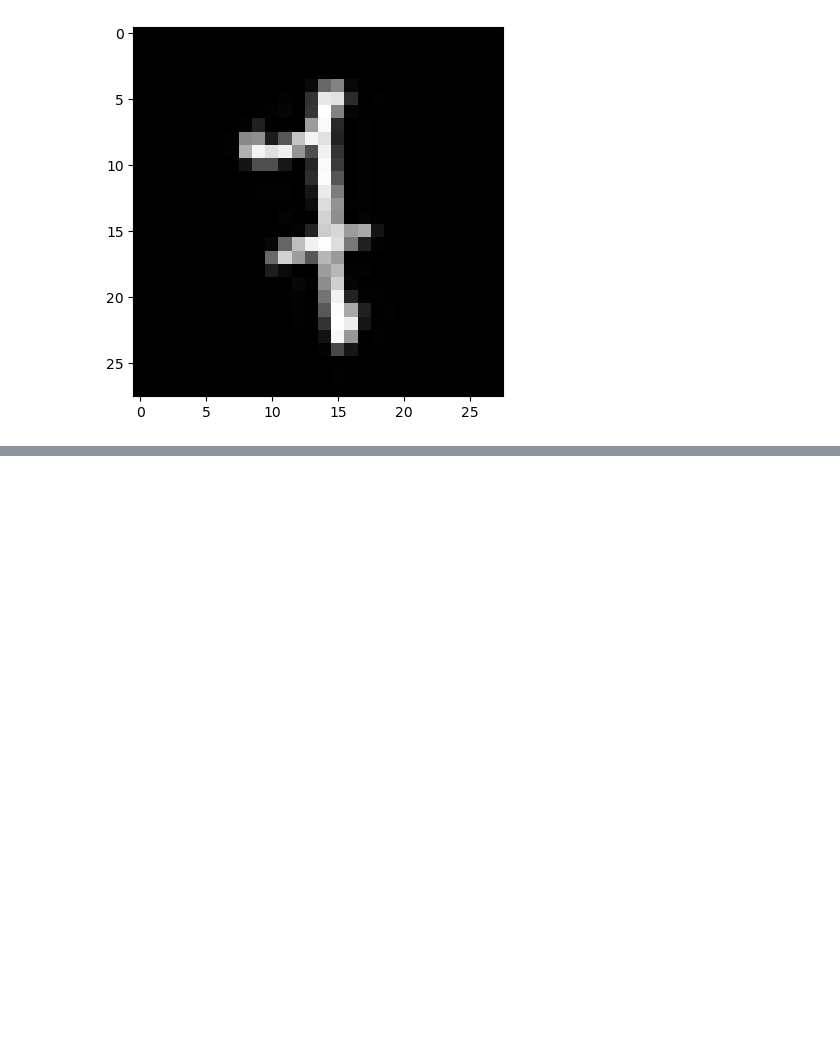
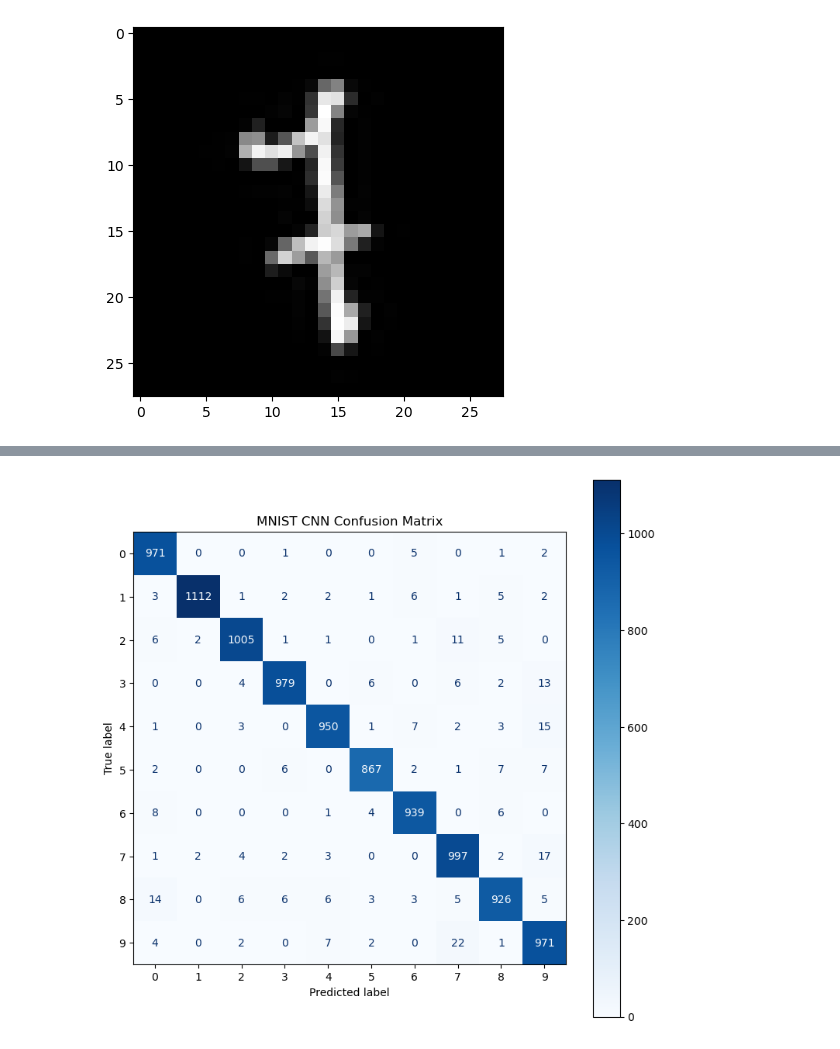
Before and after one commit to HawkWeldon/ML, a Jupyter notebook: CNN/main.ipynb, the cells around one changed output, grey strips where cells are left out. Drawn from its saved outputs; the diff is of its cells as text; code cells hidden in the pictures; blank space fills up the shorter version.

```diff
--- a/CNN/main.ipynb
+++ b/CNN/main.ipynb
@@ -304,0 +337,31 @@ digit 9 prob 4.6478305228106455e-21
+# %%
+from sklearn.metrics import confusion_matrix, ConfusionMatrixDisplay
+
+model.eval()
+
+y_true = []
+y_pred = []
+
+with torch.no_grad():
+    for images, labels in test_loader:
+        images = images.to(device)
+
+        outputs = model(images)
+        predictions = outputs.argmax(dim=1)
+
+        y_true.extend(labels.cpu().numpy())
+        y_pred.extend(predictions.cpu().numpy())
+
+cm = confusion_matrix(y_true, y_pred)
+
+disp = ConfusionMatrixDisplay(
+    confusion_matrix=cm,
+    display_labels=range(10)
+)
+
+fig, ax = plt.subplots(figsize=(9, 9))
+disp.plot(ax=ax, cmap="Blues", values_format="d")
+plt.title("MNIST CNN Confusion Matrix")
+plt.show()
+# %% [output]
+[figure, added]
```
Also changed, not shown: parts of 9 cells of this notebook, 1 other file.
